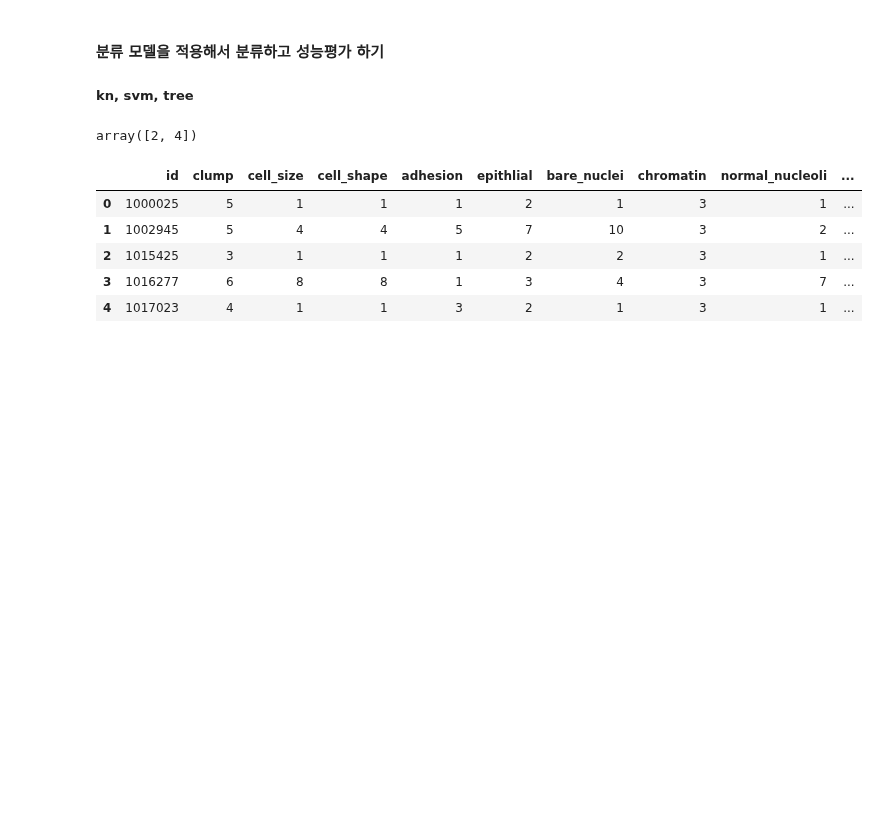
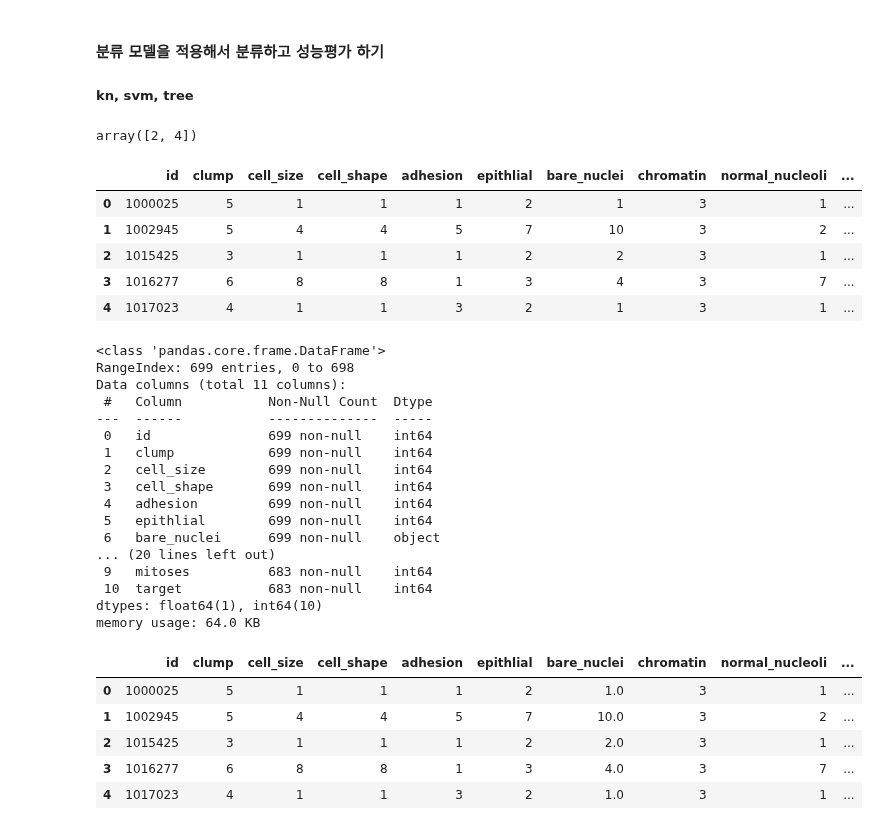
Before and after one commit to carookim/Python, a Jupyter notebook: pandas-data-analysis/part7/7.6.review2_tree_classification.ipynb, the cells around one changed output. Drawn from its saved outputs; the diff is of its cells as text; code cells hidden in the pictures; blank space fills up the shorter version.

```diff
--- a/pandas-data-analysis/part7/7.6.review2_tree_classification.ipynb
+++ b/pandas-data-analysis/part7/7.6.review2_tree_classification.ipynb
@@ -36,3 +36,39 @@ df.head()
 # %%
 # df에 있는 숫자가 아닌 데이터 를 찾아서 na로 설정한다.
 # na, 결측치를 어떻게 처리할까? - 여기선 삭제 하는걸로
+df.info()
+
+import pandas as pd
+df.bare_nuclei = pd.to_numeric(df.bare_nuclei,errors='coerce')
+
+df.isna().sum()
+
+df = df.dropna()
+
+df.info()
+
+df.head()
+# %% [output]
+<class 'pandas.core.frame.DataFrame'>
+RangeIndex: 699 entries, 0 to 698
+Data columns (total 11 columns):
+ #   Column           Non-Null Count  Dtype
+---  ------           --------------  -----
+ 0   id               699 non-null    int64
+ 1   clump            699 non-null    int64
+ 2   cell_size        699 non-null    int64
+ 3   cell_shape       699 non-null    int64
+ 4   adhesion         699 non-null    int64
+ 5   epithlial        699 non-null    int64
+ 6   bare_nuclei      699 non-null    object
+... (20 lines left out)
+ 9   mitoses          683 non-null    int64
+ 10  target           683 non-null    int64
+dtypes: float64(1), int64(10)
+memory usage: 64.0 KB
+|  | id | clump | cell_size | cell_shape | adhesion | epithlial | bare_nuclei | chromatin | normal_nucleoli | ... |
+| 0 | 1000025 | 5 | 1 | 1 | 1 | 2 | 1.0 | 3 | 1 | ... |
+| 1 | 1002945 | 5 | 4 | 4 | 5 | 7 | 10.0 | 3 | 2 | ... |
+| 2 | 1015425 | 3 | 1 | 1 | 1 | 2 | 2.0 | 3 | 1 | ... |
+| 3 | 1016277 | 6 | 8 | 8 | 1 | 3 | 4.0 | 3 | 7 | ... |
+| 4 | 1017023 | 4 | 1 | 1 | 3 | 2 | 1.0 | 3 | 1 | ... |
```
Also changed, not shown: parts of 9 cells of this notebook.
